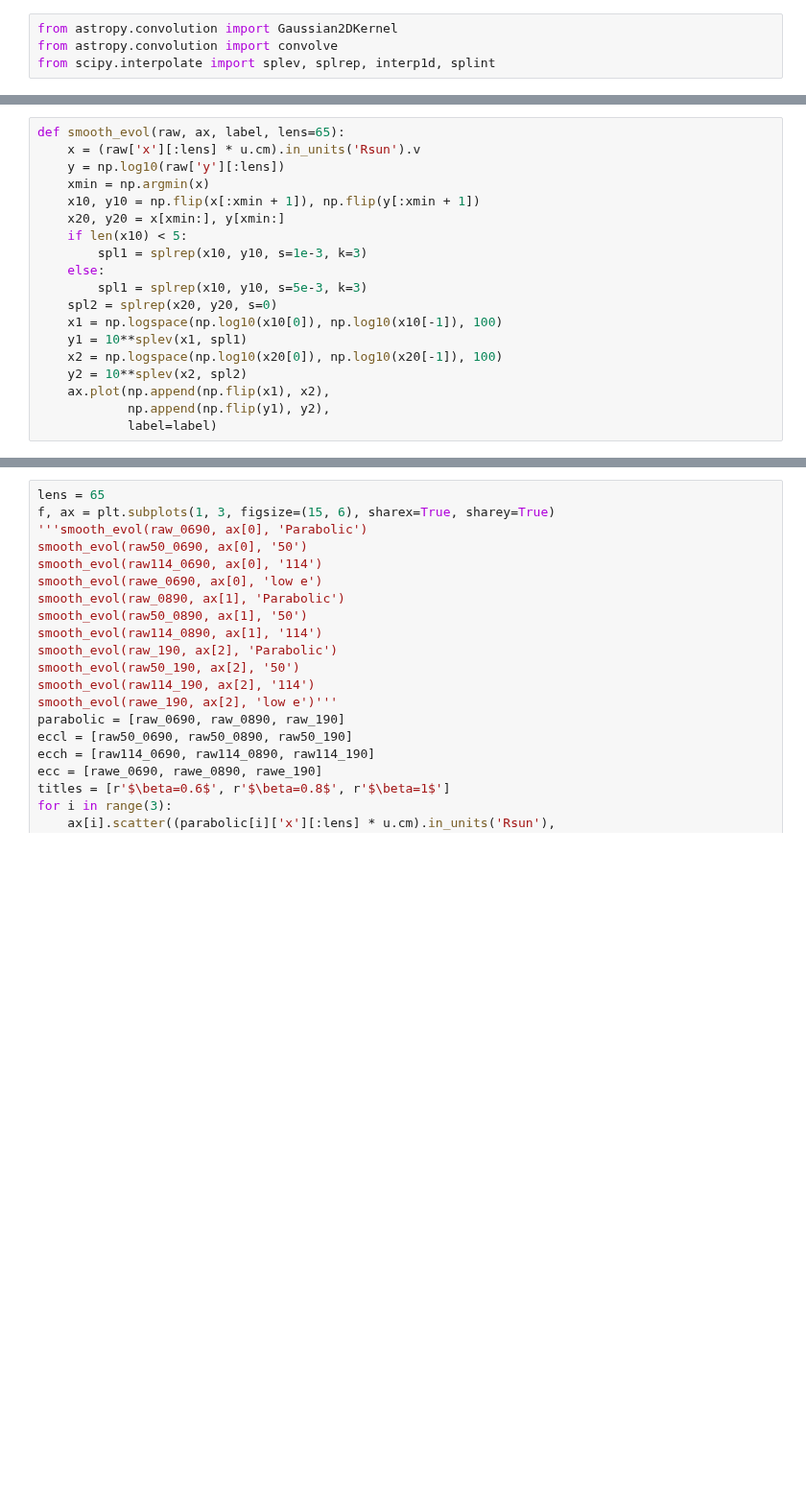
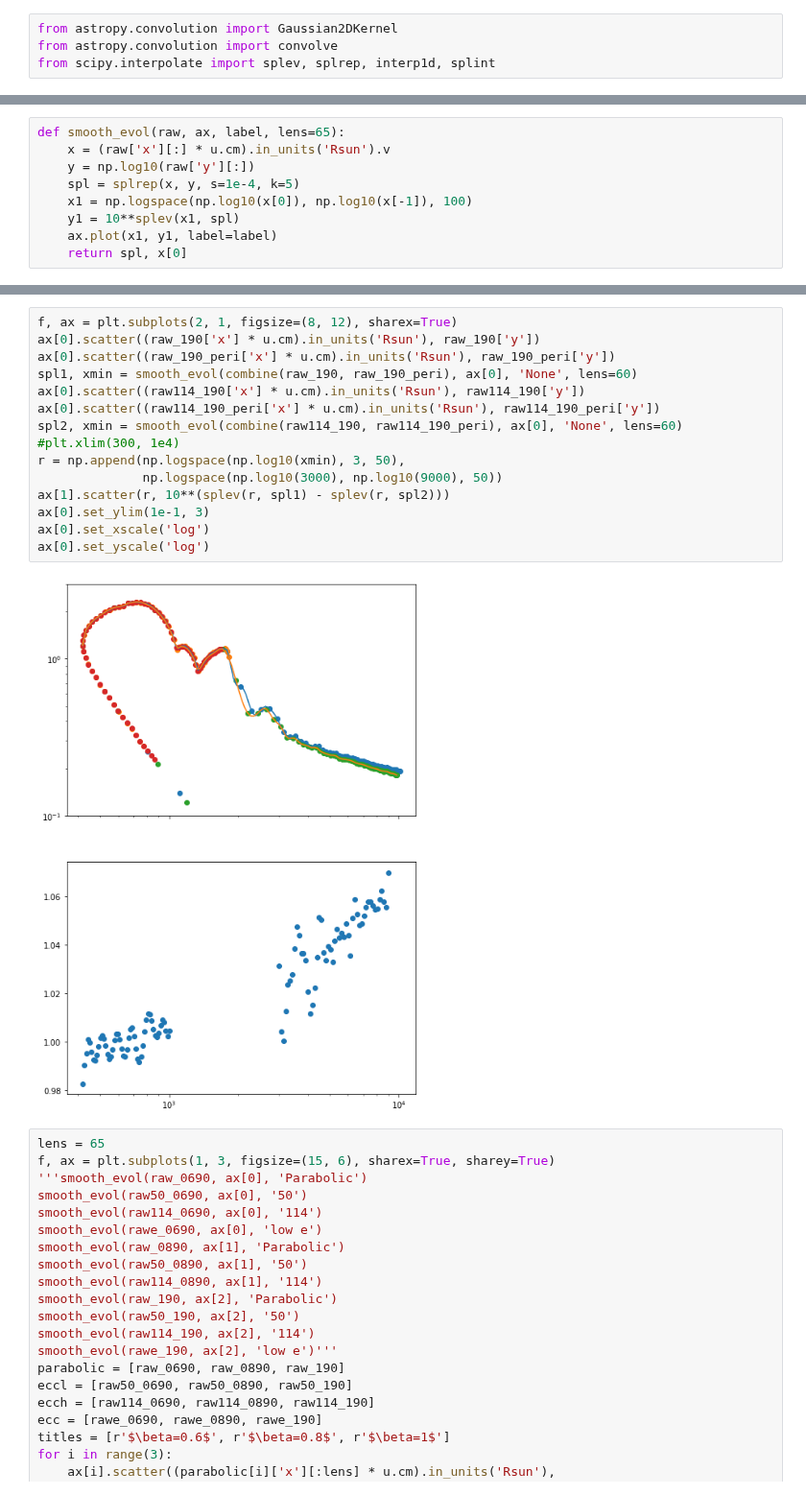
Before and after one commit to slowdivePTG/ASASSN-14ko, a Jupyter notebook: YT_Visualization/Energy Dispersion.ipynb, the cells around one changed output, grey strips where cells are left out. Shown at 96% size. Cells and saved outputs as stored; diff of their text form; blank space fills up the shorter version.

```diff
--- a/YT_Visualization/Energy Dispersion.ipynb
+++ b/YT_Visualization/Energy Dispersion.ipynb
@@ -39,19 +41,9 @@ len(raw114_0690['y']), len(raw114_0890['y']), len(raw114_190['y'])
 # %%
 def smooth_evol(raw, ax, label, lens=65):
-    x = (raw['x'][:lens] * u.cm).in_units('Rsun').v
-    y = np.log10(raw['y'][:lens])
-    xmin = np.argmin(x)
-    x10, y10 = np.flip(x[:xmin + 1]), np.flip(y[:xmin + 1])
-    x20, y20 = x[xmin:], y[xmin:]
-    if len(x10) < 5:
-        spl1 = splrep(x10, y10, s=1e-3, k=3)
-    else:
-        spl1 = splrep(x10, y10, s=5e-3, k=3)
-    spl2 = splrep(x20, y20, s=0)
-    x1 = np.logspace(np.log10(x10[0]), np.log10(x10[-1]), 100)
-    y1 = 10**splev(x1, spl1)
-    x2 = np.logspace(np.log10(x20[0]), np.log10(x20[-1]), 100)
-    y2 = 10**splev(x2, spl2)
-    ax.plot(np.append(np.flip(x1), x2),
-            np.append(np.flip(y1), y2),
-            label=label)
+    x = (raw['x'][:] * u.cm).in_units('Rsun').v
+    y = np.log10(raw['y'][:])
+    spl = splrep(x, y, s=1e-4, k=5)
+    x1 = np.logspace(np.log10(x[0]), np.log10(x[-1]), 100)
+    y1 = 10**splev(x1, spl)
+    ax.plot(x1, y1, label=label)
+    return spl, x[0]
@@ -58,3 +56,20 @@ def smooth_evol(raw, ax, label, lens=65):
+# %%
+f, ax = plt.subplots(2, 1, figsize=(8, 12), sharex=True)
+ax[0].scatter((raw_190['x'] * u.cm).in_units('Rsun'), raw_190['y'])
+ax[0].scatter((raw_190_peri['x'] * u.cm).in_units('Rsun'), raw_190_peri['y'])
+spl1, xmin = smooth_evol(combine(raw_190, raw_190_peri), ax[0], 'None', lens=60)
+ax[0].scatter((raw114_190['x'] * u.cm).in_units('Rsun'), raw114_190['y'])
+ax[0].scatter((raw114_190_peri['x'] * u.cm).in_units('Rsun'), raw114_190_peri['y'])
+spl2, xmin = smooth_evol(combine(raw114_190, raw114_190_peri), ax[0], 'None', lens=60)
+#plt.xlim(300, 1e4)
+r = np.append(np.logspace(np.log10(xmin), 3, 50),
+              np.logspace(np.log10(3000), np.log10(9000), 50))
+ax[1].scatter(r, 10**(splev(r, spl1) - splev(r, spl2)))
+ax[0].set_ylim(1e-1, 3)
+ax[0].set_xscale('log')
+ax[0].set_yscale('log')
+# %% [output]
+[figure, added]
 # %%
 lens = 65
 f, ax = plt.subplots(1, 3, figsize=(15, 6), sharex=True, sharey=True)
```
Also changed, not shown: parts of 8 cells of this notebook, 2 other files.
